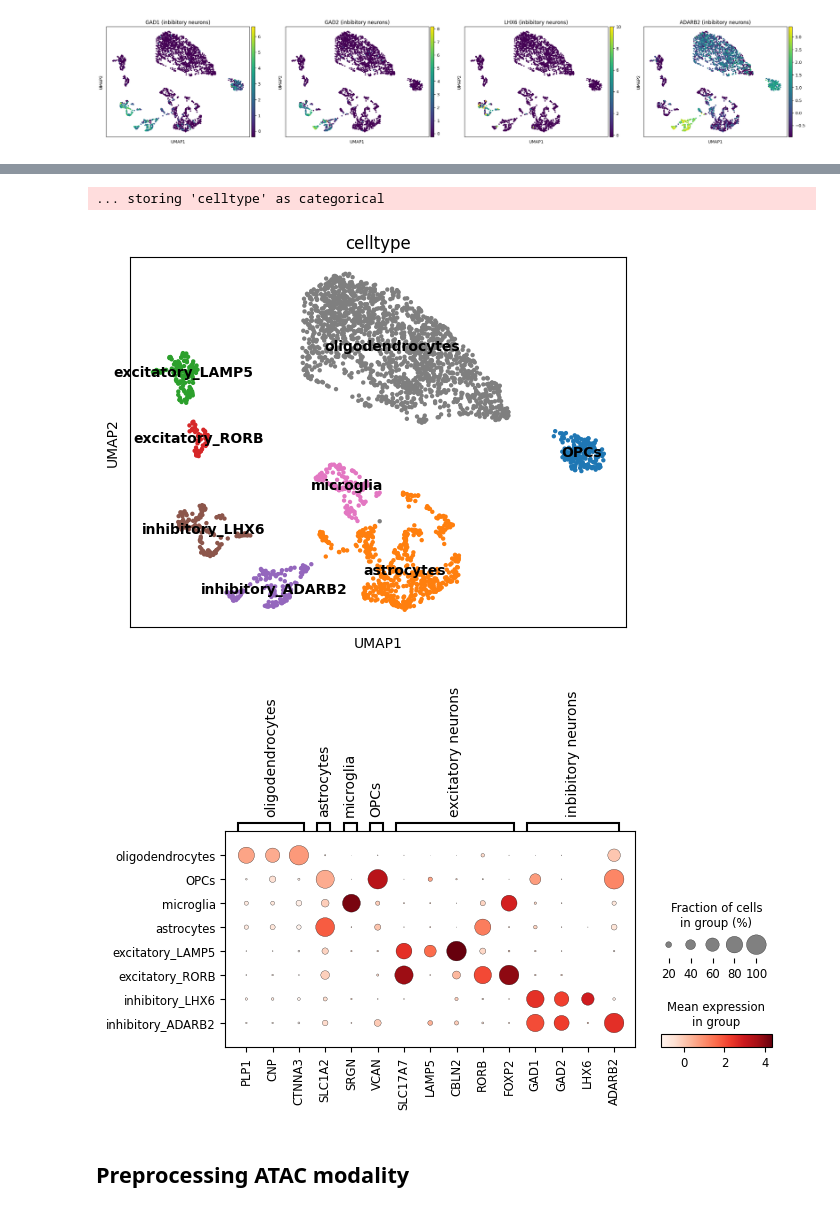
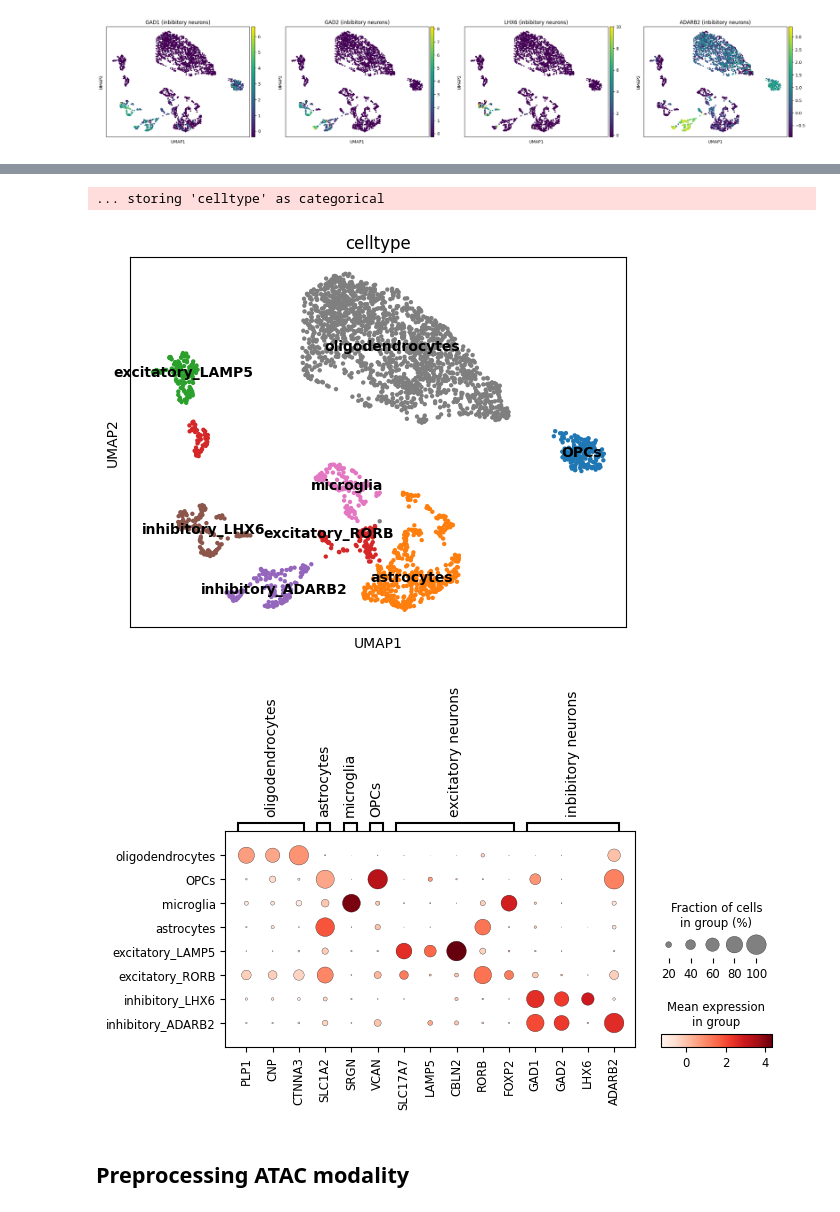
Before and after one commit to emdann/systems-bio-sc-multiomics-2022, a Jupyter notebook: sc_multiomics_tutorial_muon.ipynb, the cells around one changed output, grey strips where cells are left out. Drawn from its saved outputs; the diff is of its cells as text; code cells hidden in the pictures.

```diff
--- a/sc_multiomics_tutorial_muon.ipynb
+++ b/sc_multiomics_tutorial_muon.ipynb
@@ -242,34 +245,37 @@ new_cluster_names = {
     '10':'oligodendrocytes',
     '5':'oligodendrocytes',
     '4':'OPCs',
+    '6':'excitatory_LAMP5',
+    '14':'excitatory_RORB',
+    '15':'inhibitory_ADARB2',
+    '7':'inhibitory_LHX6',
+    '9':'inhibitory_ADARB2',
+    '8':'microglia',
+    '13':'astrocytes',
+    '12':'astrocytes',
     '2':'astrocytes',
-    '12':'astrocytes',
-    '11':'astrocytes',
-    '13':'astrocytes',
-    '6':'excitatory_LAMP5',
-    '7':'inhibitory_LHX6',
-    '8':'microglia',
-    '9':'inhibitory_ADARB2',
-    '14':'excitatory_RORB',
-    '15':'inhibitory_ADARB2'}
+    '11':'excitatory_RORB'
+}
 
 rna_adata.obs['celltype'] = [new_cluster_names[cl] for cl in rna_adata.obs.leiden.astype("str").values]
 # %%
 sc.pl.umap(rna_adata, color='celltype', legend_loc='on data')
 # %% [output]
 ... storing 'celltype' as categorical
-[figure, old version]
+[figure, new version]
 # %%
 ## Reorder categories for plotting
-rna_adata.obs.celltype = rna_adata.obs.celltype.cat.set_categories([
+cts_order = [
     'oligodendrocytes', 'OPCs', 'microglia', 'astrocytes',
     'excitatory_LAMP5', 'excitatory_RORB',
     'inhibitory_LHX6', 'inhibitory_ADARB2'
-])
+]
 
-sc.pl.dotplot(rna_adata, marker_genes, groupby='celltype');
+sc.pl.dotplot(rna_adata, marker_genes, groupby='celltype',
+              categories_order = cts_order
+             );
 # %% [output]
-[figure, old version]
+[figure, new version]
 # %% [markdown]
 ## Preprocessing ATAC modality
 # %% [markdown]
```
Also changed, not shown: parts of 27 cells of this notebook.
